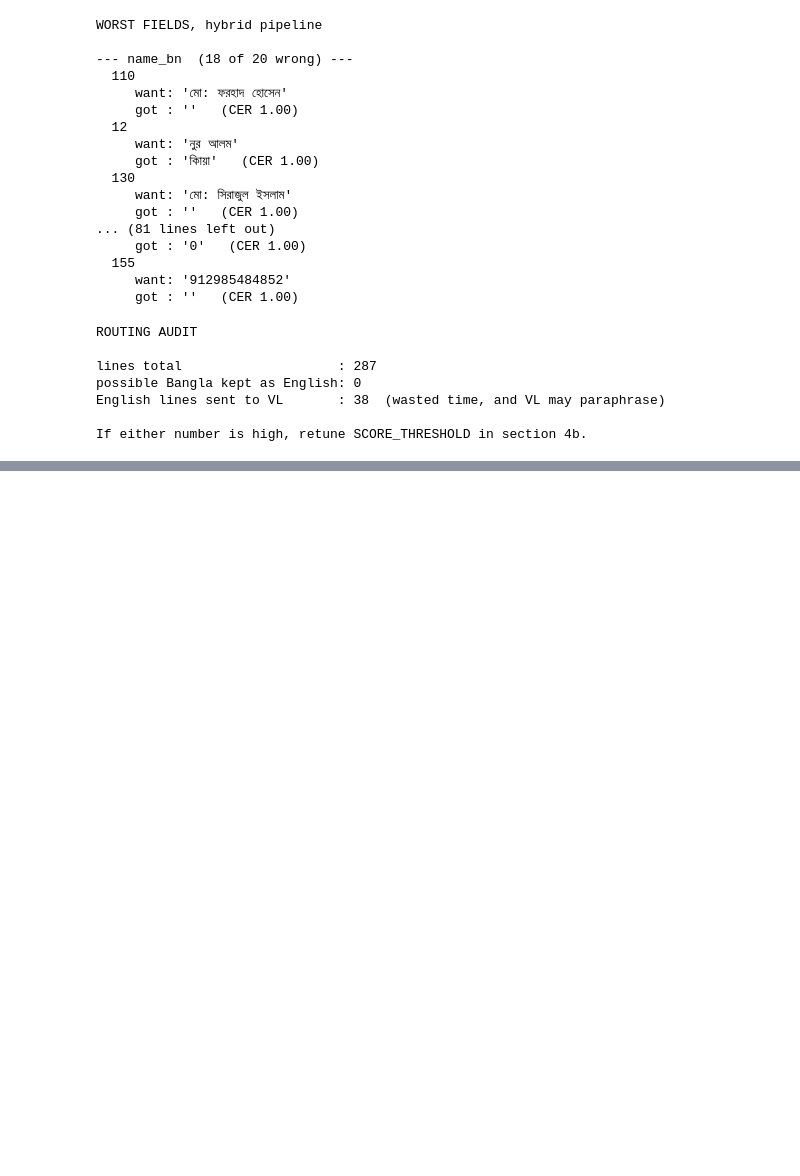
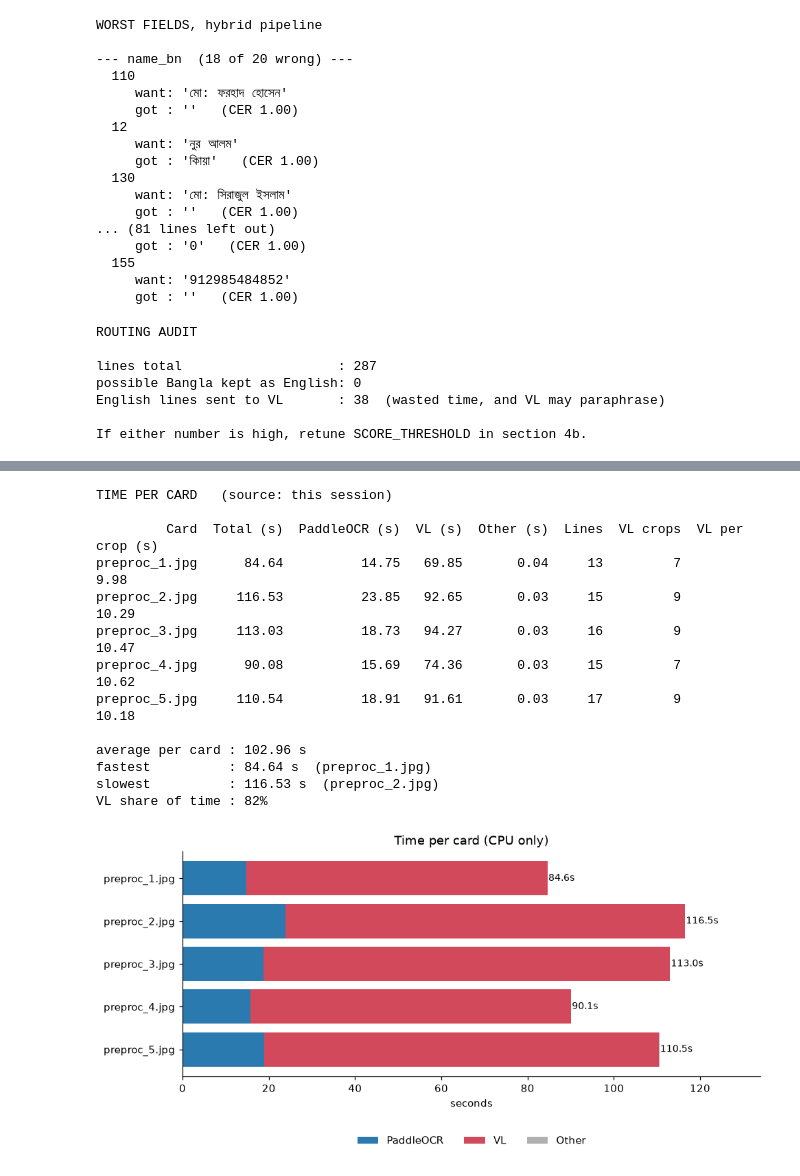
Before and after one commit to mksadman/OCR-RnD, a Jupyter notebook: notebooks/paddle.ipynb, the cells around one changed output, grey strips where cells are left out. Cells and saved outputs as stored; diff of their text form; code cells hidden in the pictures; blank space fills up the shorter version.

```diff
--- a/notebooks/paddle.ipynb
+++ b/notebooks/paddle.ipynb
@@ -1223,0 +1509,80 @@ Fill this in from the numbers above — it feeds straight into the Phase 5 repor
+# %%
+# ----------------------------------------------------------------------
+# Time taken per card in the showcase cell above.
+# Uses this session's results if they exist, otherwise the saved CSV -
+# so this cell still works after a kernel restart without re-running.
+# ----------------------------------------------------------------------
+SHOWCASE_CSV = OUT_DIR / "showcase_timings.csv"
+TIMING_PNG   = OUT_DIR / "showcase_timings.png"
+
+if "shown_results" in globals() and shown_results:
+    tdf, source = pd.DataFrame(shown_results), "this session"
+elif SHOWCASE_CSV.exists():
+    tdf, source = pd.read_csv(SHOWCASE_CSV), f"saved file {SHOWCASE_CSV.name}"
+else:
+    tdf, source = None, None
+    print("No timings yet - run the showcase cell above first.")
+
+if tdf is not None:
+    tdf["other"] = (tdf["total"] - tdf["ppocr_detect_recognise"]
+                    - tdf["vl_bangla_crops"]).clip(lower=0)
+    tdf["vl_per_crop"] = tdf["vl_bangla_crops"] / tdf["n_vl_crops"].replace(0, np.nan)
+
+    table = tdf[["card", "total", "ppocr_detect_recognise", "vl_bangla_crops",
+                 "other", "n_lines", "n_vl_crops", "vl_per_crop"]].rename(columns={
+        "card": "Card",
+        "total": "Total (s)",
+        "ppocr_detect_recognise": "PaddleOCR (s)",
+        "vl_bangla_crops": "VL (s)",
+        "other": "Other (s)",
+        "n_lines": "Lines",
+        "n_vl_crops": "VL crops",
+        "vl_per_crop": "VL per crop (s)",
+    })
+    print(f"TIME PER CARD   (source: {source})\n")
+    print(table.to_string(index=False, float_format=lambda v: f"{v:.2f}"))
+
+    print(f"\naverage per card : {tdf['total'].mean():.2f} s")
+    print(f"fastest          : {tdf['total'].min():.2f} s  ({tdf.loc[tdf['total'].idxmin(), 'card']})")
+    print(f"slowest          : {tdf['total'].max():.2f} s  ({tdf.loc[tdf['total'].idxmax(), 'card']})")
+    share = tdf["vl_bangla_crops"].sum() / tdf["total"].sum() * 100
+    print(f"VL share of time : {share:.0f}%")
+
+    # stacked bar: where the time goes on each card
+    fig, ax = plt.subplots(figsize=(9, 0.6 * len(tdf) + 1.6))
+    y = np.arange(len(tdf))
+    ax.barh(y, tdf["ppocr_detect_recognise"], color="#2a7ab0", label="PaddleOCR")
+    ax.barh(y, tdf["vl_bangla_crops"], left=tdf["ppocr_detect_recognise"],
+            color="#d1495b", label="VL")
+    ax.barh(y, tdf["other"],
+            left=tdf["ppocr_detect_recognise"] + tdf["vl_bangla_crops"],
+            color="#b0b0b0", label="Other")
+    for yi, total in zip(y, tdf["total"]):
+        ax.text(total + 0.2, yi, f"{total:.1f}s", va="center", fontsize=9)
+    ax.set_yticks(y)
+    ax.set_yticklabels(tdf["card"])
+    ax.invert_yaxis()
+    ax.set_xlabel("seconds")
+    ax.set_xlim(0, tdf["total"].max() * 1.15)
+    ax.set_title("Time per card (CPU only)")
+    ax.legend(loc="upper center", bbox_to_anchor=(0.5, -0.22), ncol=3, frameon=False)
+    ax.spines[["top", "right"]].set_visible(False)
+    plt.tight_layout()
+    fig.savefig(TIMING_PNG, dpi=150, bbox_inches="tight")
+    plt.show()
+    print(f"saved {TIMING_PNG}")
+# %% [output]
+TIME PER CARD   (source: this session)
+
+         Card  Total (s)  PaddleOCR (s)  VL (s)  Other (s)  Lines  VL crops  VL per crop (s)
+preproc_1.jpg      84.64          14.75   69.85       0.04     13         7             9.98
+preproc_2.jpg     116.53          23.85   92.65       0.03     15         9            10.29
+preproc_3.jpg     113.03          18.73   94.27       0.03     16         9            10.47
+preproc_4.jpg      90.08          15.69   74.36       0.03     15         7            10.62
+preproc_5.jpg     110.54          18.91   91.61       0.03     17         9            10.18
+
+average per card : 102.96 s
+fastest          : 84.64 s  (preproc_1.jpg)
+slowest          : 116.53 s  (preproc_2.jpg)
+VL share of time : 82%
+[figure, added]
```
Also changed, not shown: parts of 13 cells of this notebook.
